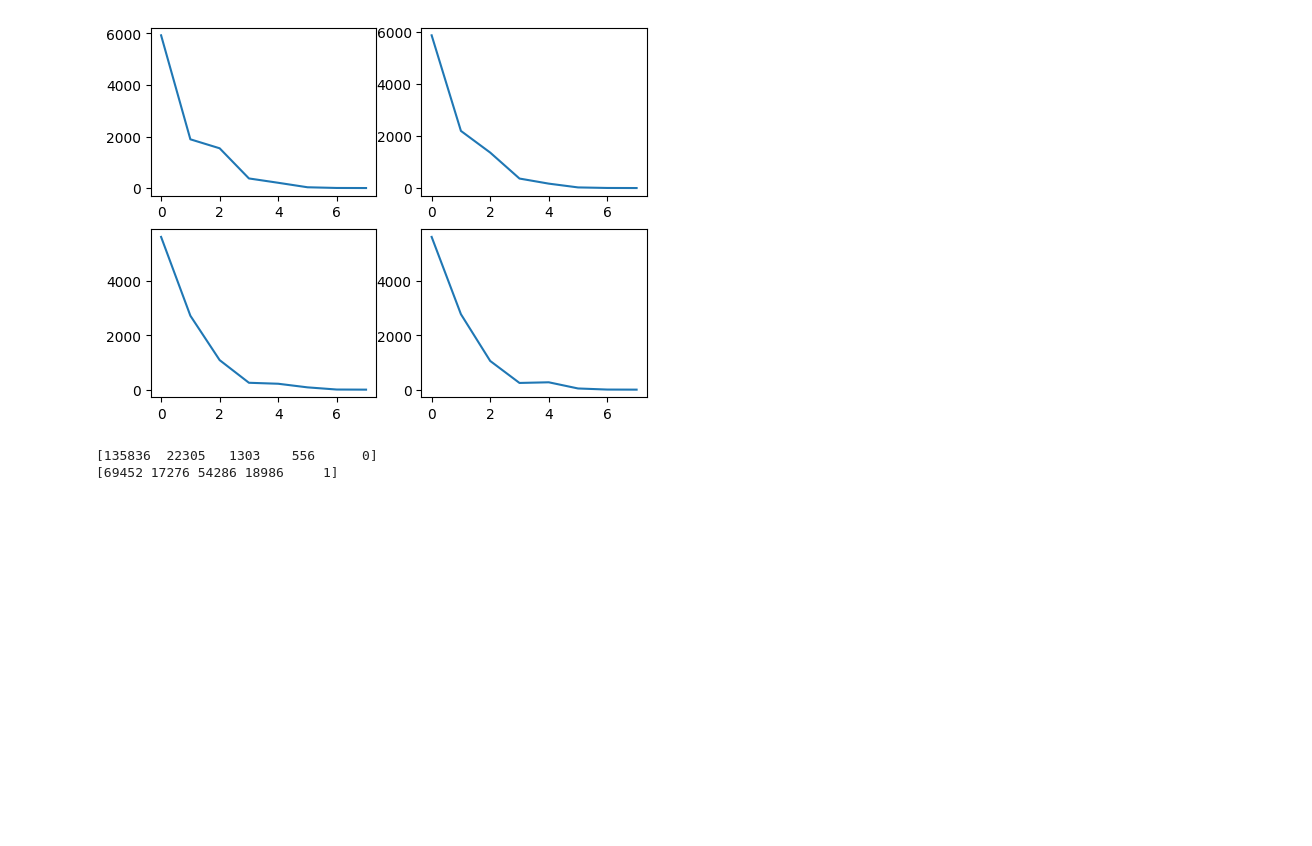
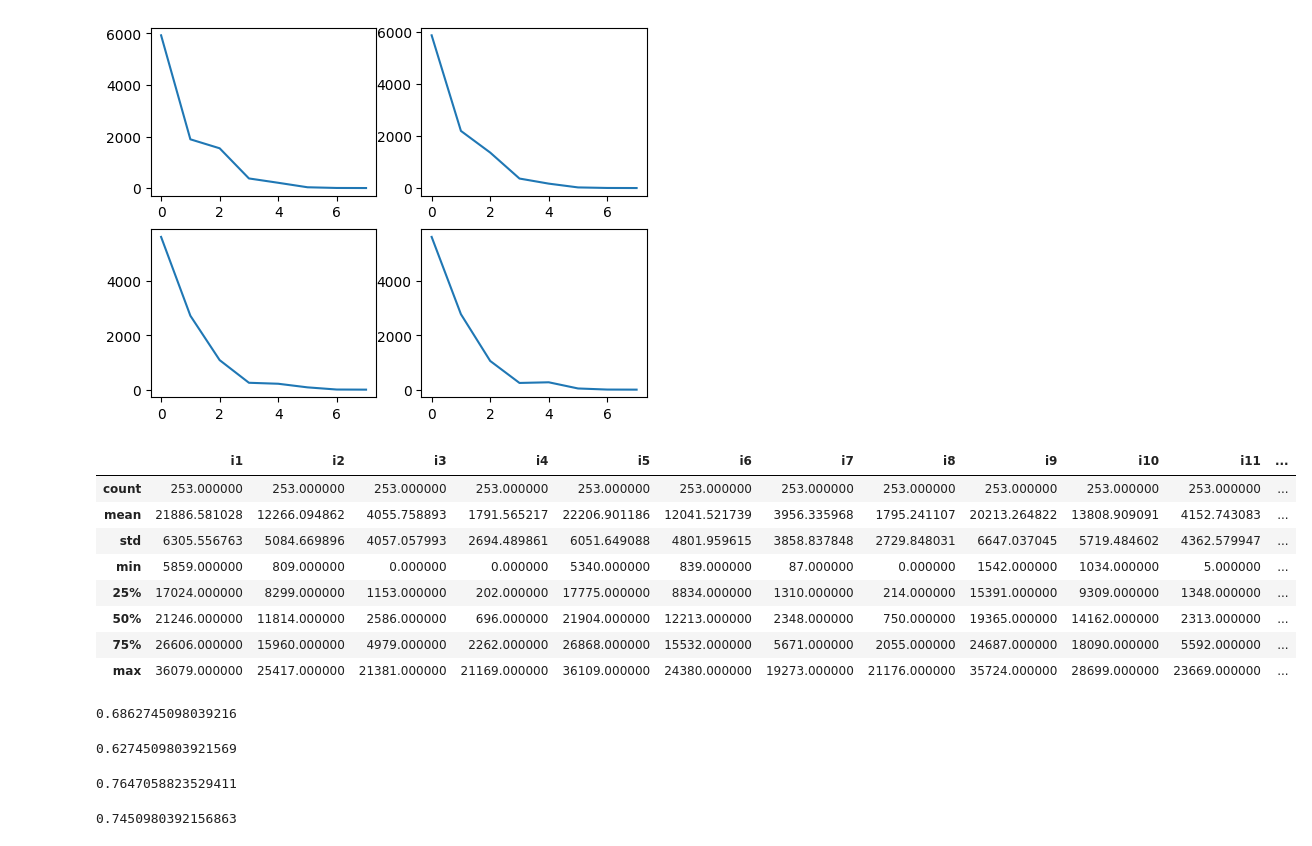
Before and after one commit to islem143/University-Projects, a Jupyter notebook: imed/tp1.ipynb, the cells around one changed output. Cells and saved outputs as stored; diff of their text form; code cells hidden in the pictures; blank space fills up the shorter version.

```diff
--- a/imed/tp1.ipynb
+++ b/imed/tp1.ipynb
@@ -112,9 +85,0 @@ for f in files:
-# %%
-
-arr=np.array(arr)
-print(arr[0])
-np.random.shuffle(arr)
-print(arr[0])
-# %% [output]
-[135836  22305   1303    556      0]
-[69452 17276 54286 18986     1]
@@ -132,0 +138,13 @@ with open('brain.csv', 'w', encoding='UTF8', newline='') as f:
+# %%
+df=pd.read_csv("./brain(4*4).csv")
+df.describe()
+# %% [output]
+|  | i1 | i2 | i3 | i4 | i5 | i6 | i7 | i8 | i9 | i10 | i11 | ... |
+| count | 253.000000 | 253.000000 | 253.000000 | 253.000000 | 253.000000 | 253.000000 | 253.000000 | 253.000000 | 253.000000 | 253.000000 | 253.000000 | ... |
+| mean | 21886.581028 | 12266.094862 | 4055.758893 | 1791.565217 | 22206.901186 | 12041.521739 | 3956.335968 | 1795.241107 | 20213.264822 | 13808.909091 | 4152.743083 | ... |
+| std | 6305.556763 | 5084.669896 | 4057.057993 | 2694.489861 | 6051.649088 | 4801.959615 | 3858.837848 | 2729.848031 | 6647.037045 | 5719.484602 | 4362.579947 | ... |
+| min | 5859.000000 | 809.000000 | 0.000000 | 0.000000 | 5340.000000 | 839.000000 | 87.000000 | 0.000000 | 1542.000000 | 1034.000000 | 5.000000 | ... |
+| 25% | 17024.000000 | 8299.000000 | 1153.000000 | 202.000000 | 17775.000000 | 8834.000000 | 1310.000000 | 214.000000 | 15391.000000 | 9309.000000 | 1348.000000 | ... |
+| 50% | 21246.000000 | 11814.000000 | 2586.000000 | 696.000000 | 21904.000000 | 12213.000000 | 2348.000000 | 750.000000 | 19365.000000 | 14162.000000 | 2313.000000 | ... |
+| 75% | 26606.000000 | 15960.000000 | 4979.000000 | 2262.000000 | 26868.000000 | 15532.000000 | 5671.000000 | 2055.000000 | 24687.000000 | 18090.000000 | 5592.000000 | ... |
+| max | 36079.000000 | 25417.000000 | 21381.000000 | 21169.000000 | 36109.000000 | 24380.000000 | 19273.000000 | 21176.000000 | 35724.000000 | 28699.000000 | 23669.000000 | ... |
@@ -132,0 +156,32 @@ with open('brain.csv', 'w', encoding='UTF8', newline='') as f:
+# %%
+from sklearn.linear_model import LogisticRegression
+
+lg=LogisticRegression()
+lg.fit(X_train,y_train)
+lg.score(X_test,y_test)
+# %% [output]
+0.6862745098039216
+# %%
+from sklearn.svm import SVC
+
+lg=SVC()
+lg.fit(X_train,y_train)
+lg.score(X_test,y_test)
+# %% [output]
+0.6274509803921569
+# %%
+from sklearn.ensemble import RandomForestClassifier
+
+lg=RandomForestClassifier(n_estimators=20)
+lg.fit(X_train,y_train)
+lg.score(X_test,y_test)
+# %% [output]
+0.7647058823529411
+# %%
+from sklearn.neighbors import KNeighborsClassifier
+
+lg=KNeighborsClassifier(n_neighbors=5)
+lg.fit(X_train,y_train)
+lg.score(X_test,y_test)
+# %% [output]
+0.7450980392156863
```
Also changed, not shown: parts of 18 cells of this notebook.
